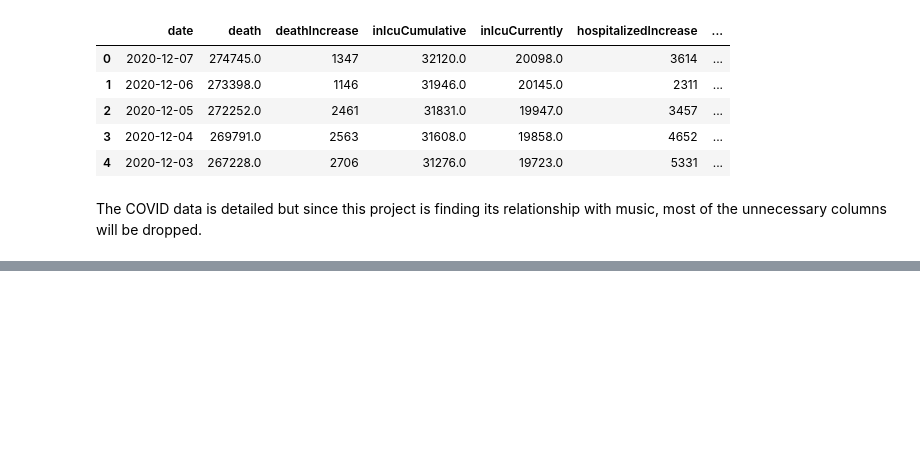
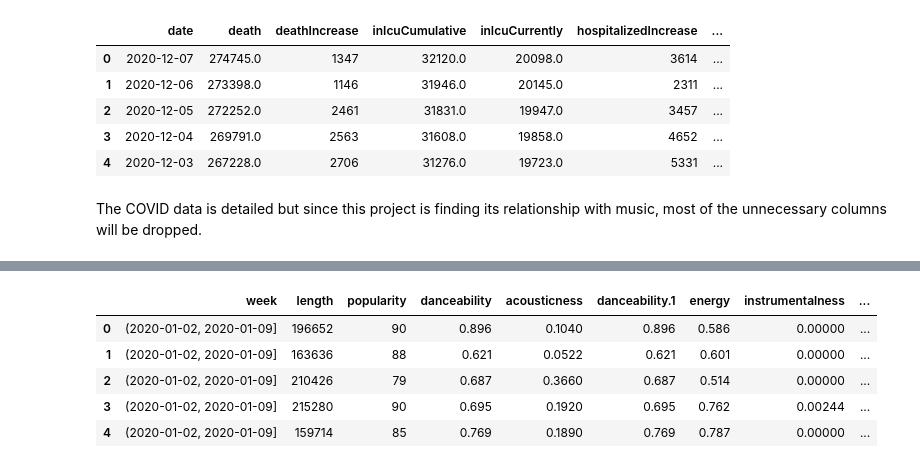
Before and after one commit to sonyal/COVIDSpotifyTrends, a Jupyter notebook: final.ipynb, the cells around one changed output, grey strips where cells are left out. Saved outputs shown, nothing was run; the diff lists cells and outputs as text; code cells hidden in the pictures; blank space fills up the shorter version.

```diff
--- a/final.ipynb
+++ b/final.ipynb
@@ -102,0 +107,20 @@ grouped.head(10)
+# %%
+spotify_data['start_date'] = pd.to_datetime(spotify_data['start_date'])
+
+# Using the same interval index created for the covid_data, create a new column week which has the week interval
+spotify_data['week'] = pd.cut(spotify_data['start_date'], bins)
+
+# Now that week is included, we can reindex with only the columns we need
+spotify_data = spotify_data.reindex(columns=['week','length', 'popularity',
+       'danceability', 'acousticness', 'danceability.1', 'energy',
+       'instrumentalness', 'liveness', 'loudness', 'speechiness', 'tempo',
+       'time_signature'])
+
+spotify_data.head()
+# %% [output]
+|  | week | length | popularity | danceability | acousticness | danceability.1 | energy | instrumentalness | ... |
+| 0 | (2020-01-02, 2020-01-09] | 196652 | 90 | 0.896 | 0.1040 | 0.896 | 0.586 | 0.00000 | ... |
+| 1 | (2020-01-02, 2020-01-09] | 163636 | 88 | 0.621 | 0.0522 | 0.621 | 0.601 | 0.00000 | ... |
+| 2 | (2020-01-02, 2020-01-09] | 210426 | 79 | 0.687 | 0.3660 | 0.687 | 0.514 | 0.00000 | ... |
+| 3 | (2020-01-02, 2020-01-09] | 215280 | 90 | 0.695 | 0.1920 | 0.695 | 0.762 | 0.00244 | ... |
+| 4 | (2020-01-02, 2020-01-09] | 159714 | 85 | 0.769 | 0.1890 | 0.769 | 0.787 | 0.00000 | ... |
```
Also changed, not shown: parts of 15 cells of this notebook.
